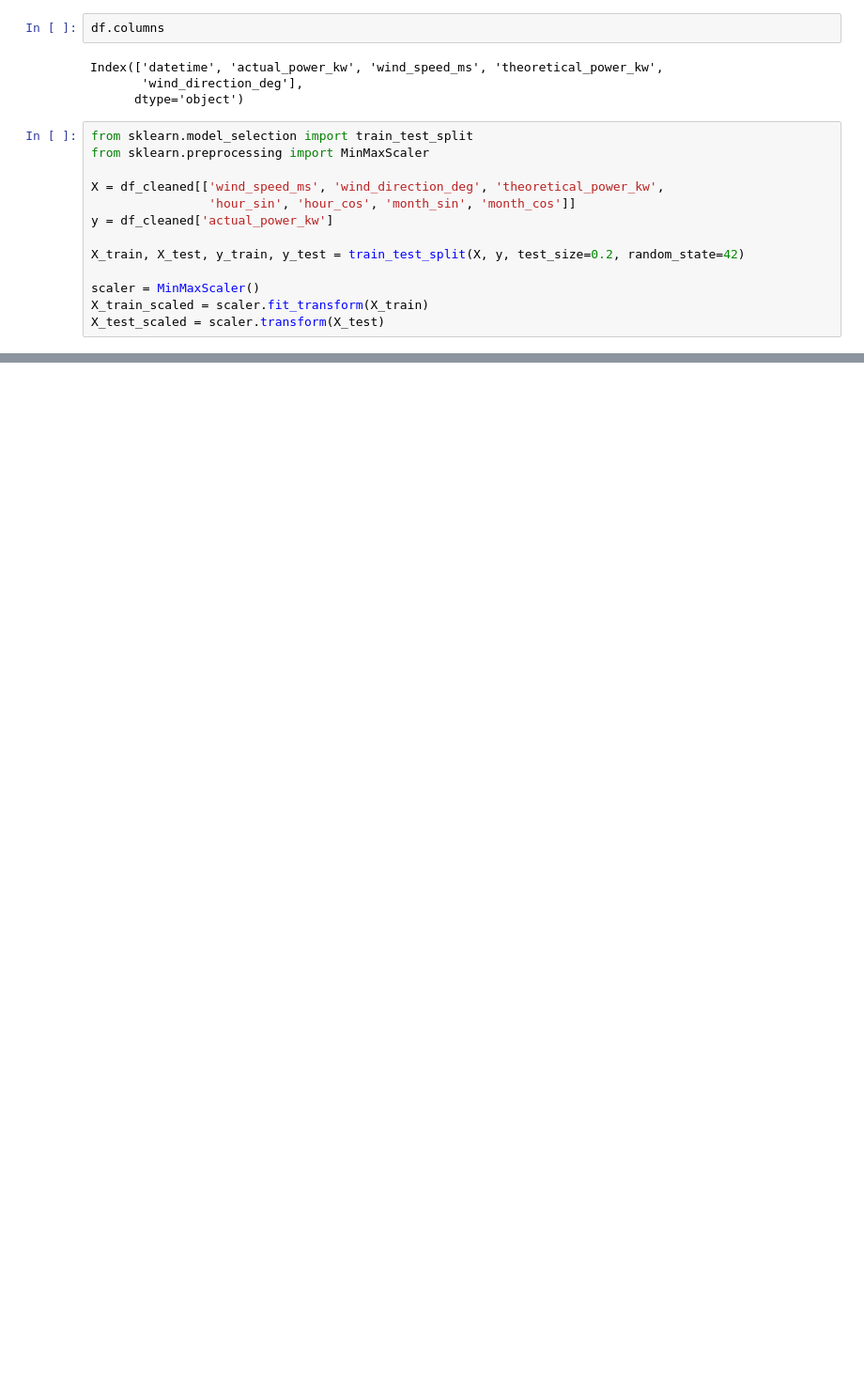
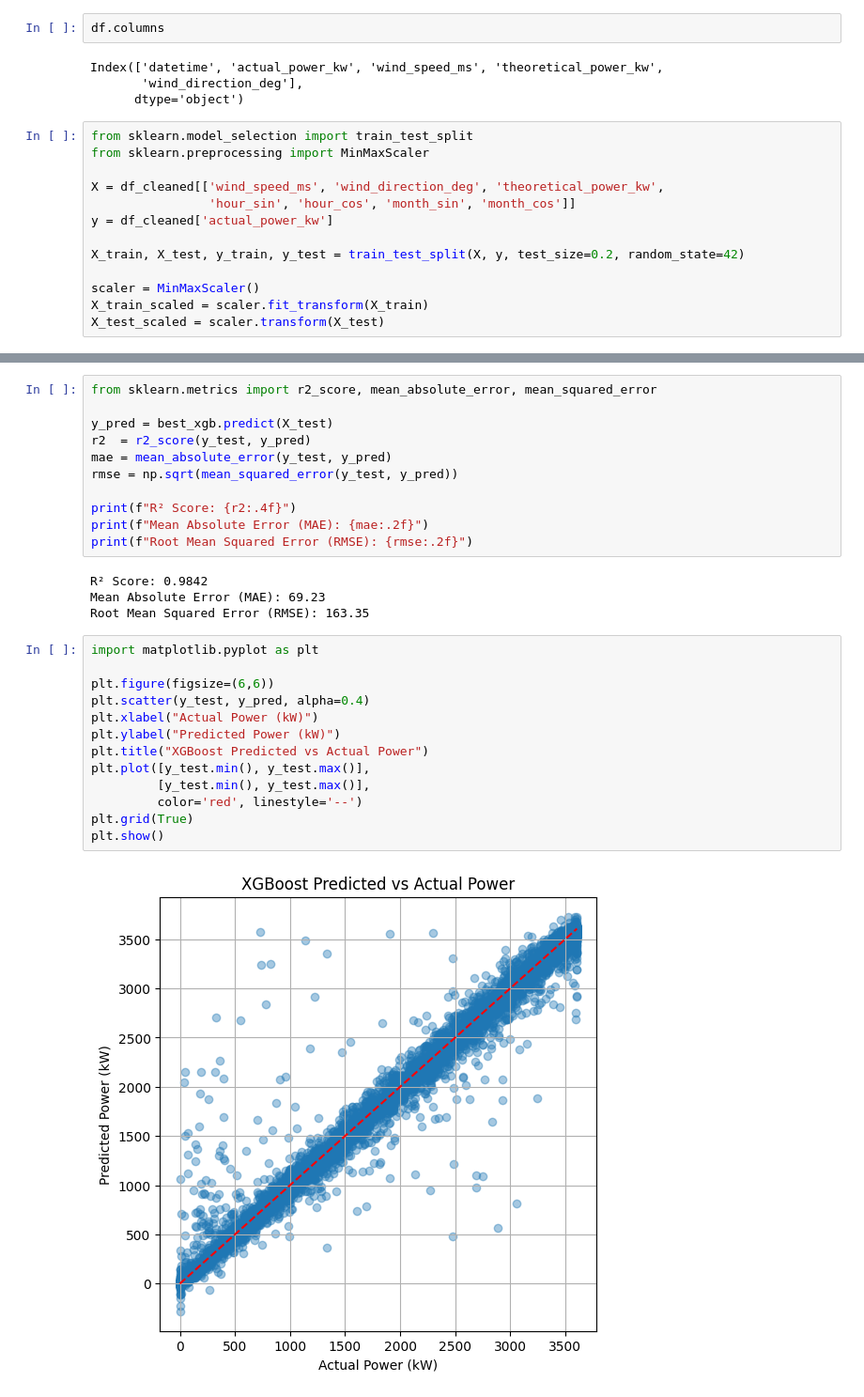
Before and after one commit to vikk456/wind-power-prediction, a Jupyter notebook: Wind_Turbine_Data_Preparation_and_Analysis.ipynb, the cells around one changed output, grey strips where cells are left out. Shown at 94% size. Drawn from its saved outputs; the diff is of its cells as text; blank space fills up the shorter version.

```diff
--- a/Wind_Turbine_Data_Preparation_and_Analysis.ipynb
+++ b/Wind_Turbine_Data_Preparation_and_Analysis.ipynb
@@ -193,0 +236,30 @@ X_test_scaled = scaler.transform(X_test)
+# %%
+from sklearn.metrics import r2_score, mean_absolute_error, mean_squared_error
+
+y_pred = best_xgb.predict(X_test)
+r2  = r2_score(y_test, y_pred)
+mae = mean_absolute_error(y_test, y_pred)
+rmse = np.sqrt(mean_squared_error(y_test, y_pred))
+
+print(f"R² Score: {r2:.4f}")
+print(f"Mean Absolute Error (MAE): {mae:.2f}")
+print(f"Root Mean Squared Error (RMSE): {rmse:.2f}")
+# %% [output]
+R² Score: 0.9842
+Mean Absolute Error (MAE): 69.23
+Root Mean Squared Error (RMSE): 163.35
+# %%
+import matplotlib.pyplot as plt
+
+plt.figure(figsize=(6,6))
+plt.scatter(y_test, y_pred, alpha=0.4)
+plt.xlabel("Actual Power (kW)")
+plt.ylabel("Predicted Power (kW)")
+plt.title("XGBoost Predicted vs Actual Power")
+plt.plot([y_test.min(), y_test.max()],
+         [y_test.min(), y_test.max()],
+         color='red', linestyle='--')
+plt.grid(True)
+plt.show()
+# %% [output]
+[figure, added]
```
Also changed, not shown: parts of 12 cells of this notebook.
